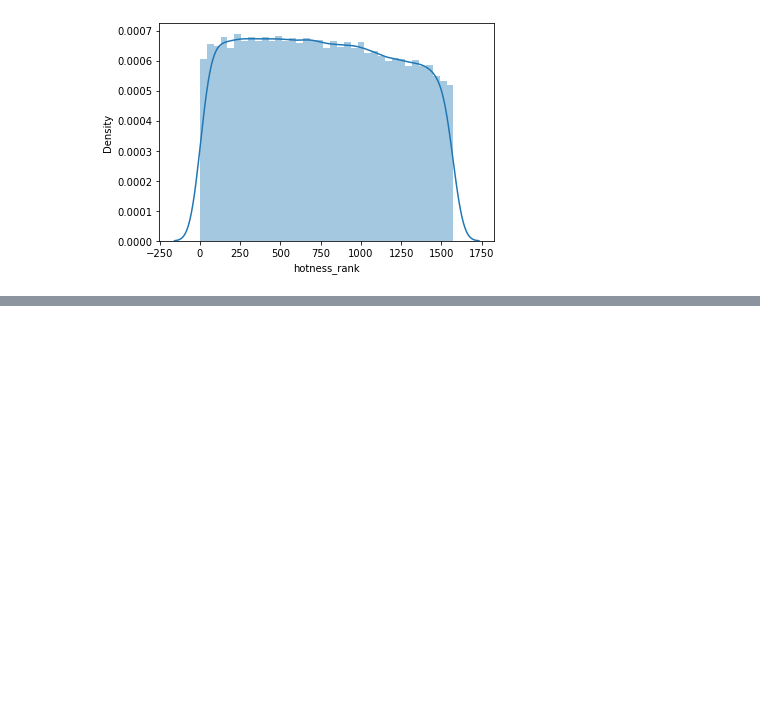
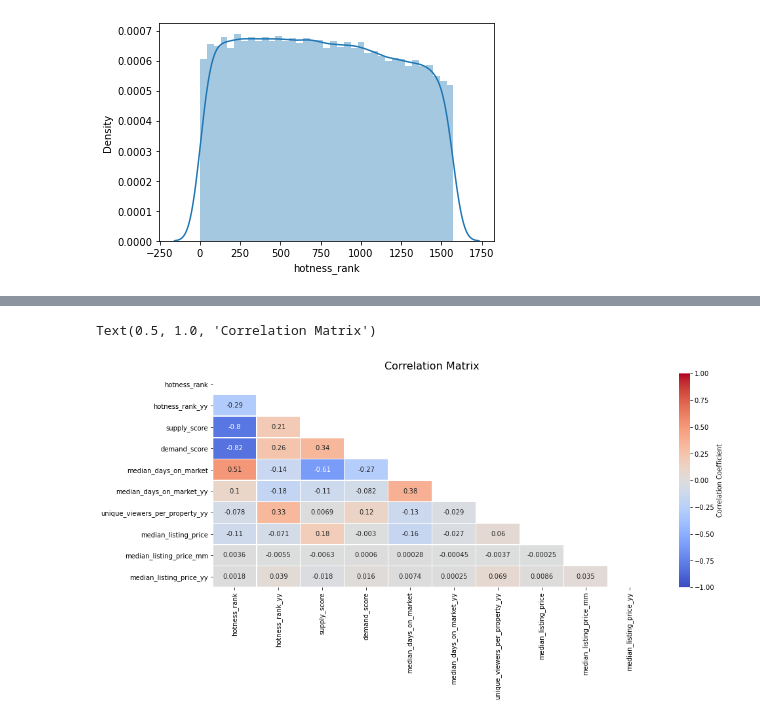
Before and after one commit to sjpozzuoli/Daves_Eagles, a Jupyter notebook: unsupervised_analysis_DB_link.ipynb, the cells around one changed output, grey strips where cells are left out. Saved outputs shown, nothing was run; the diff lists cells and outputs as text; code cells hidden in the pictures; blank space fills up the shorter version.

```diff
--- a/unsupervised_analysis_DB_link.ipynb
+++ b/unsupervised_analysis_DB_link.ipynb
@@ -345,0 +439,3 @@ sns.distplot(data_clusters['hotness_rank'])
+# %%
+data2 = cur.fetchall()
+data2
@@ -345,0 +460,5 @@ sns.distplot(data_clusters['hotness_rank'])
+# %%
+data_basic2 = pd.DataFrame(data2, columns =['city', 'state', 'hotness_rank', 'hotness_rank_yy', 'supply_score',
+                                          'demand_score', 'median_days_on_market', 'median_days_on_market_yy',
+                                          'unique_viewers_per_property_yy', 'median_listing_price','median_listing_price_mm',
+                                           'median_listing_price_yy','date'])
@@ -345,0 +501,9 @@ sns.distplot(data_clusters['hotness_rank'])
+# %%
+data_basic2['supply_score'] = data_basic2['supply_score'].astype('int64', errors = 'raise')
+data_basic2['demand_score'] = data_basic2['demand_score'].astype('int64', errors = 'raise')
+data_basic2['median_days_on_market'] = data_basic2['median_days_on_market'].astype('int64', errors = 'raise')
+data_basic2['median_days_on_market_yy'] = data_basic2['median_days_on_market_yy'].astype('int64', errors = 'raise')
+data_basic2['unique_viewers_per_property_yy'] = data_basic2['unique_viewers_per_property_yy'].astype('int64', errors = 'raise')
+data_basic2['median_listing_price'] = data_basic2['median_listing_price'].astype('int64', errors = 'raise')
+data_basic2['median_listing_price_mm'] = data_basic2['median_listing_price_mm'].astype('int64', errors = 'raise')
+data_basic2['median_listing_price_yy'] = data_basic2['median_listing_price_yy'].astype('int64', errors = 'raise')
@@ -345,0 +533,10 @@ sns.distplot(data_clusters['hotness_rank'])
+# %%
+plt.figure(figsize=(15,6))
+
+matrix = np.triu(data_basic2.corr())
+sns.heatmap(data_basic2.corr(), annot=True, mask=matrix, cmap= 'coolwarm', vmin=-1, vmax=1, linewidths=.5,
+            cbar_kws={'label': 'Correlation Coefficient'})
+plt.title('Correlation Matrix', fontsize=16)
+# %% [output]
+Text(0.5, 1.0, 'Correlation Matrix')
+[figure, added]
```
Also changed, not shown: parts of 33 cells of this notebook.
